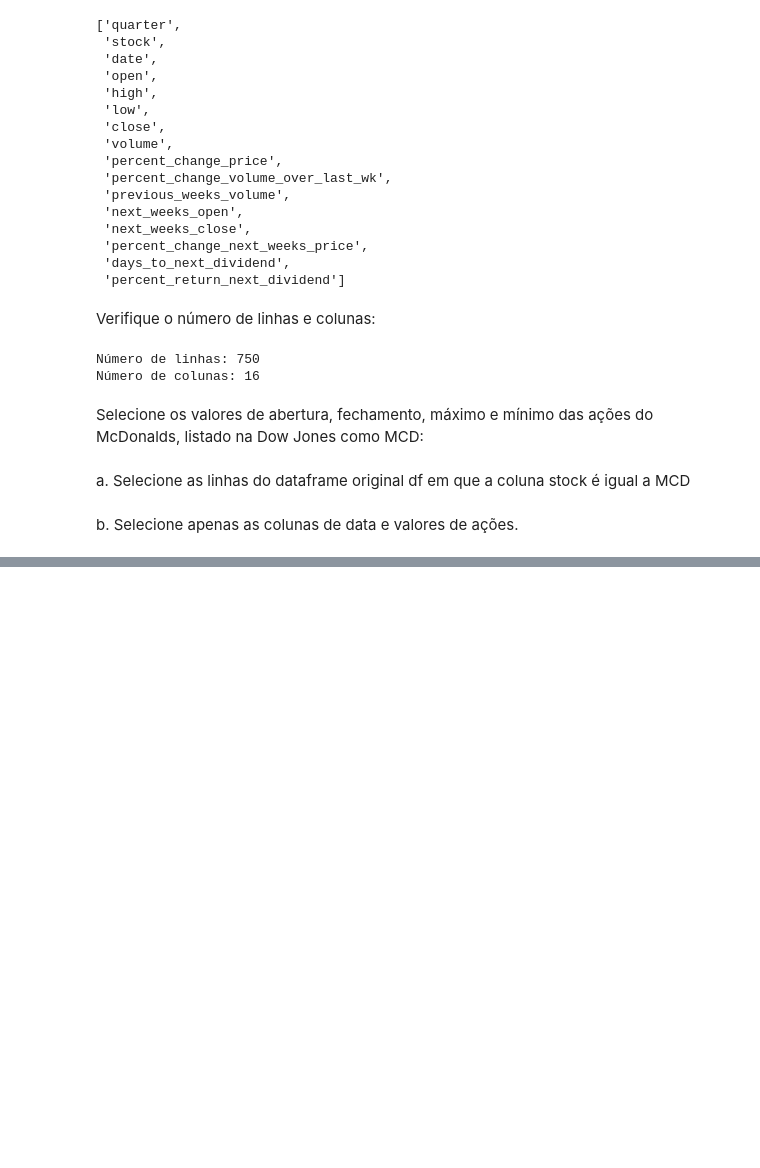
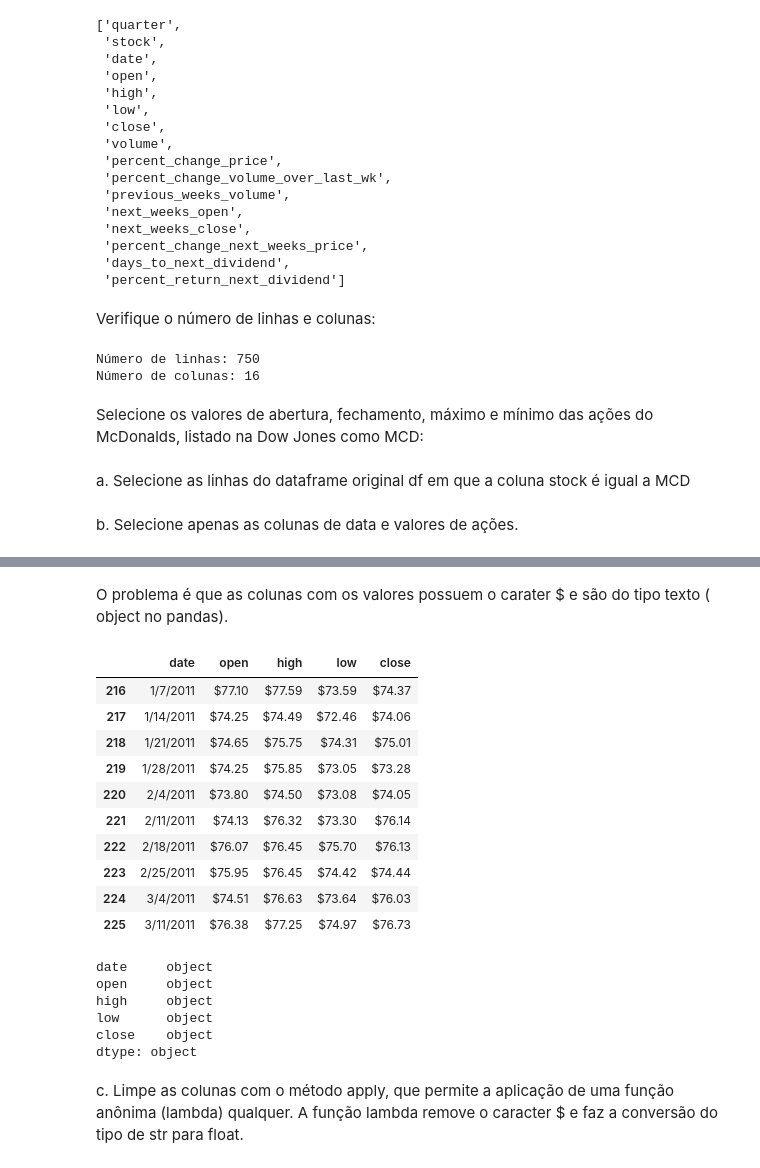
Before and after one commit to PedroHudson/EBAC_Analise_de_Dados, a Jupyter notebook: EBAC_Analista_de_Dados_Modulo_8_Exercícios.ipynb, the cells around one changed output, grey strips where cells are left out. Drawn from its saved outputs; the diff is of its cells as text; code cells hidden in the pictures; blank space fills up the shorter version.

```diff
--- a/EBAC_Analista_de_Dados_Modulo_8_Exercícios.ipynb
+++ b/EBAC_Analista_de_Dados_Modulo_8_Exercícios.ipynb
@@ -127,0 +148,27 @@ df_mcd = df_mcd[['date', 'open', 'high', 'low', 'close']]
+# %% [markdown]
+O problema é que as colunas com os valores possuem o carater $ e são do tipo texto ( object no pandas).
+# %%
+df_mcd.head(n=10)
+# %% [output]
+|  | date | open | high | low | close |
+| 216 | 1/7/2011 | $77.10 | $77.59 | $73.59 | $74.37 |
+| 217 | 1/14/2011 | $74.25 | $74.49 | $72.46 | $74.06 |
+| 218 | 1/21/2011 | $74.65 | $75.75 | $74.31 | $75.01 |
+| 219 | 1/28/2011 | $74.25 | $75.85 | $73.05 | $73.28 |
+| 220 | 2/4/2011 | $73.80 | $74.50 | $73.08 | $74.05 |
+| 221 | 2/11/2011 | $74.13 | $76.32 | $73.30 | $76.14 |
+| 222 | 2/18/2011 | $76.07 | $76.45 | $75.70 | $76.13 |
+| 223 | 2/25/2011 | $75.95 | $76.45 | $74.42 | $74.44 |
+| 224 | 3/4/2011 | $74.51 | $76.63 | $73.64 | $76.03 |
+| 225 | 3/11/2011 | $76.38 | $77.25 | $74.97 | $76.73 |
+# %%
+df_mcd.dtypes
+# %% [output]
+date     object
+open     object
+high     object
+low      object
+close    object
+dtype: object
+# %% [markdown]
+c. Limpe as colunas com o método apply, que permite a aplicação de uma função anônima (lambda) qualquer. A função lambda remove o caracter $ e faz a conversão do tipo de str para float.
```
Also changed, not shown: parts of 5 cells of this notebook.
